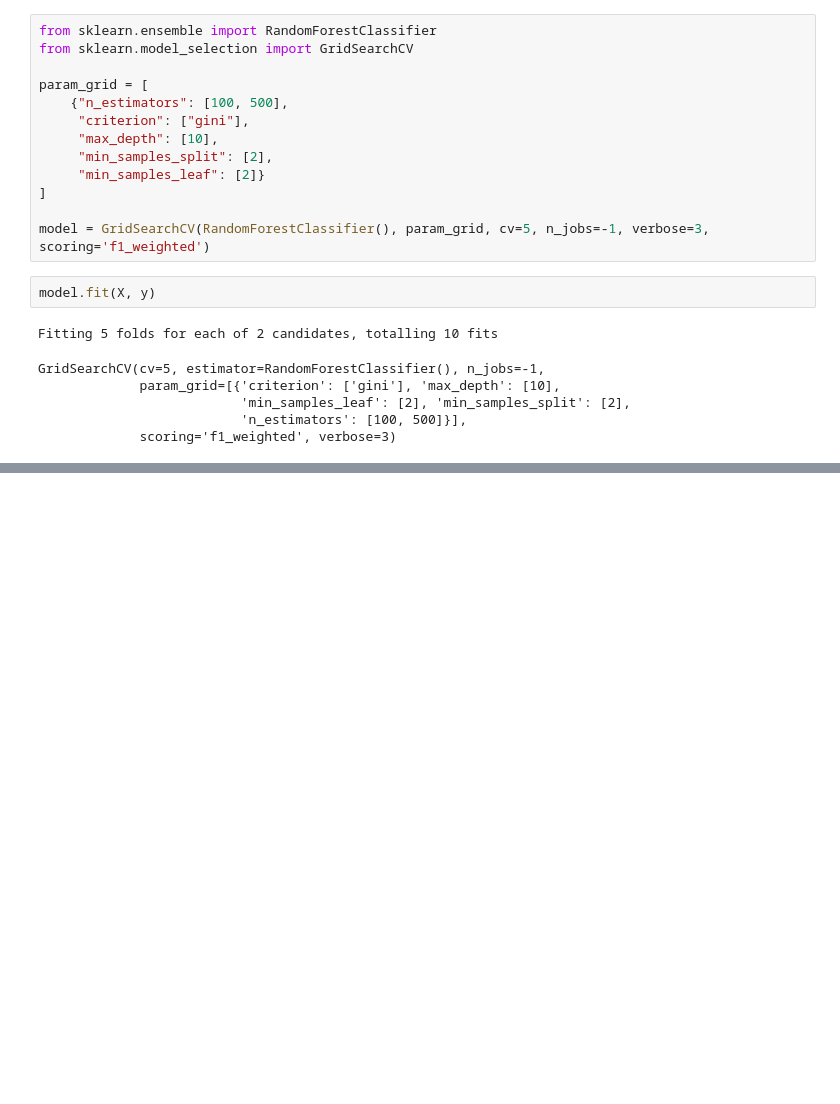
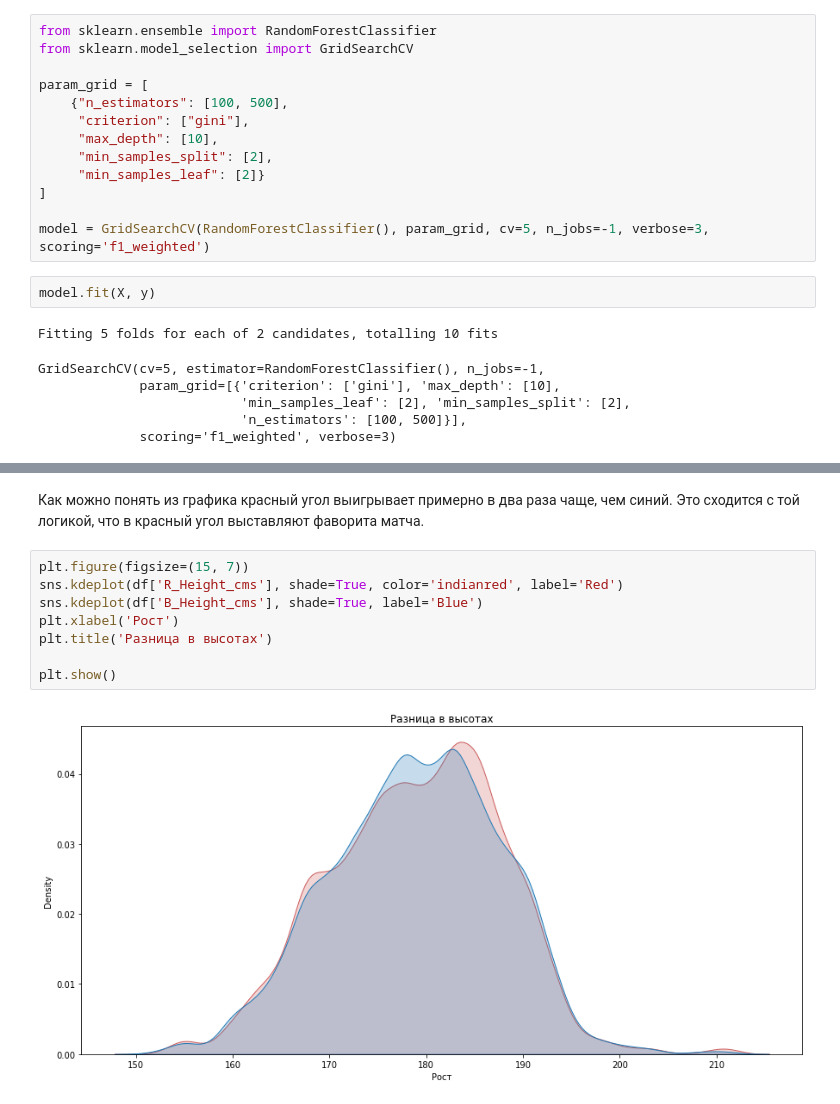
Before and after one commit to Lpshkn/Tutors, a Jupyter notebook: Practice/UFC-1993-2021/Base solution.ipynb, the cells around one changed output, grey strips where cells are left out. Drawn from its saved outputs; the diff is of its cells as text; blank space fills up the shorter version.

```diff
--- a/Practice/UFC-1993-2021/Base solution.ipynb
+++ b/Practice/UFC-1993-2021/Base solution.ipynb
@@ -175,0 +438,12 @@ R_Stance_Sideways 0.0
+# %% [markdown]
+Как можно понять из графика красный угол выигрывает примерно в два раза чаще, чем синий. Это сходится с той логикой, что в красный угол выставляют фаворита матча.
+# %%
+plt.figure(figsize=(15, 7))
+sns.kdeplot(df['R_Height_cms'], shade=True, color='indianred', label='Red')
+sns.kdeplot(df['B_Height_cms'], shade=True, label='Blue')
+plt.xlabel('Рост')
+plt.title('Разница в высотах')
+
+plt.show()
+# %% [output]
+[figure, added]
```
Also changed, not shown: parts of 79 cells of this notebook, 1 other file.
